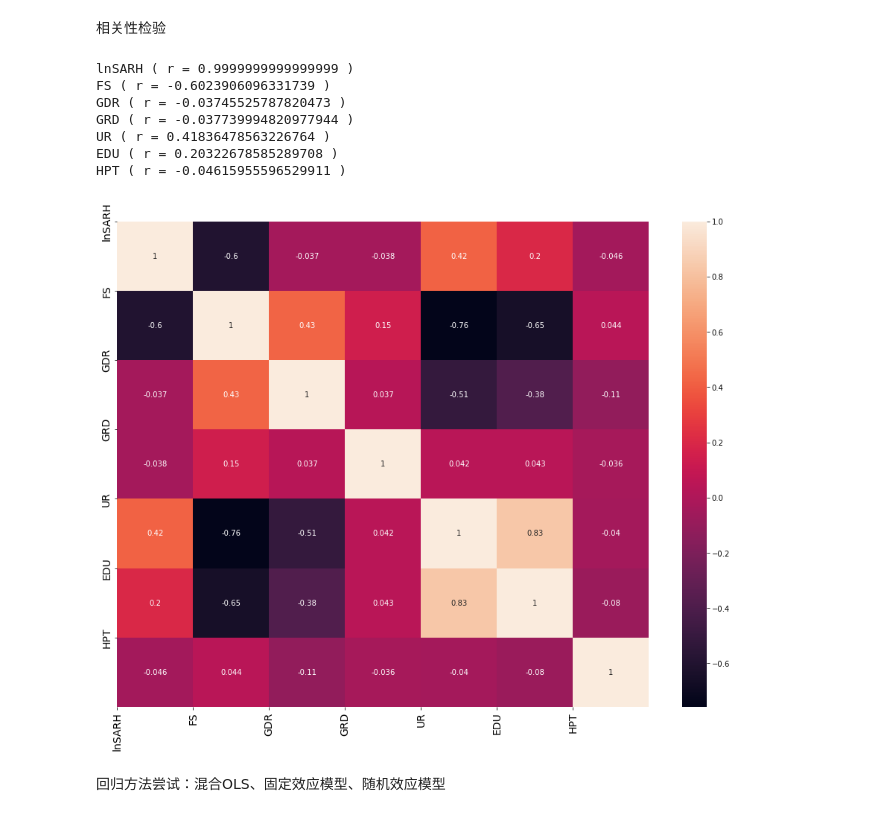
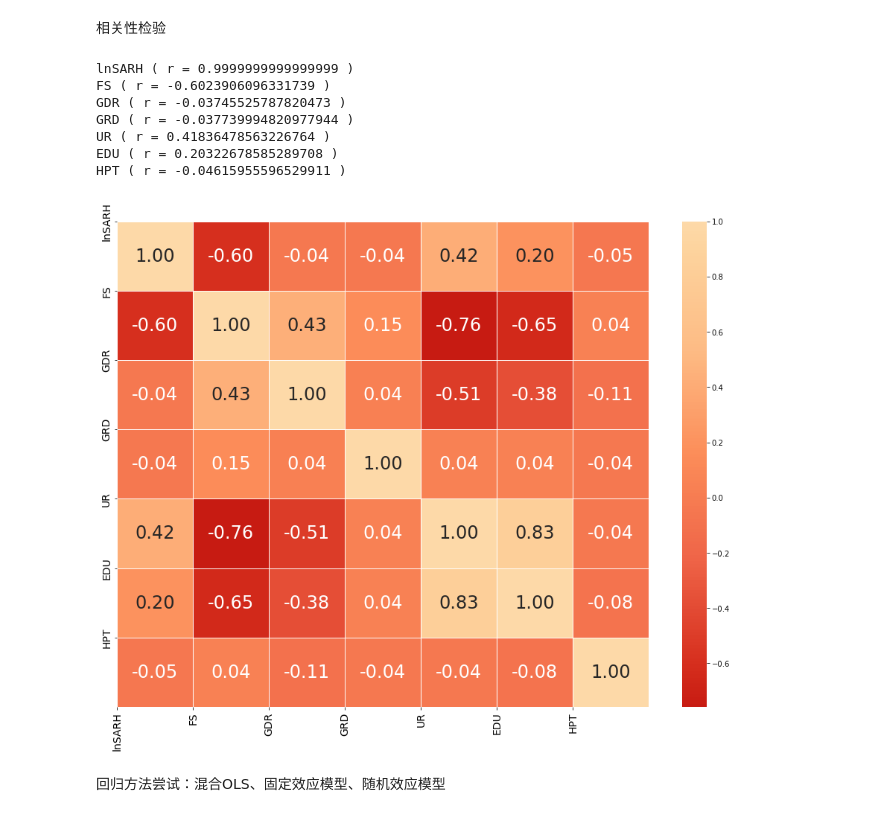
Before and after one commit to XianlaiYin/CASA0007, a Jupyter notebook: Individual/province.ipynb, the cells around one changed output. Drawn from its saved outputs; the diff is of its cells as text; code cells hidden in the pictures.

```diff
--- a/Individual/province.ipynb
+++ b/Individual/province.ipynb
@@ -153,25 +161,25 @@ print(vifresult)
 # %%
 #Pearson Correlation Coefficient
 corrcontent = panel[['lnSARH','FS','GDR','GRD','UR','EDU','HPT']]
 for i in range(len(corrcontent.columns)):
     pearson = pearsonr(corrcontent[corrcontent.columns[i]], corrcontent['lnSARH'])
     print(corrcontent.columns[i],"( r =",pearson[0],")")
 
 #Checking the Correlation Between Variables
 f = plt.figure(figsize=(16, 12))
-sn.heatmap(corrcontent.corr(),annot=True)
+sn.heatmap(corrcontent.corr(),annot=True,cmap = mycmap,linewidths=.5,fmt= '.2f',annot_kws={"size": 24})
 plt.xticks(range(corrcontent.shape[1]), corrcontent.columns, fontsize=14, rotation=90)
 plt.yticks(range(corrcontent.shape[1]), corrcontent.columns, fontsize=14)
 plt.show()
 # %% [output]
 lnSARH ( r = 0.9999999999999999 )
 FS ( r = -0.6023906096331739 )
 GDR ( r = -0.03745525787820473 )
 GRD ( r = -0.037739994820977944 )
 UR ( r = 0.41836478563226764 )
 EDU ( r = 0.20322678585289708 )
 HPT ( r = -0.04615955596529911 )
-[figure, old version]
+[figure, new version]
 # %% [markdown]
 回归方法尝试：混合OLS、固定效应模型、随机效应模型
 # %%
```
Also changed, not shown: parts of 9 cells of this notebook.
